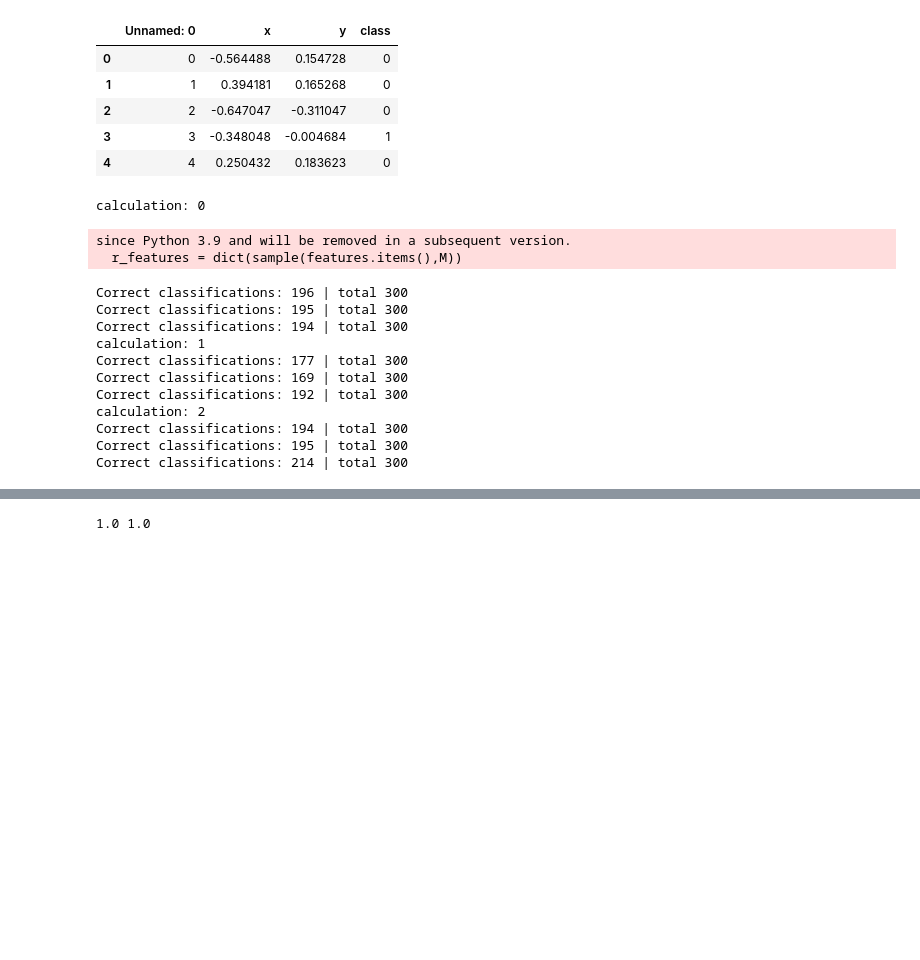
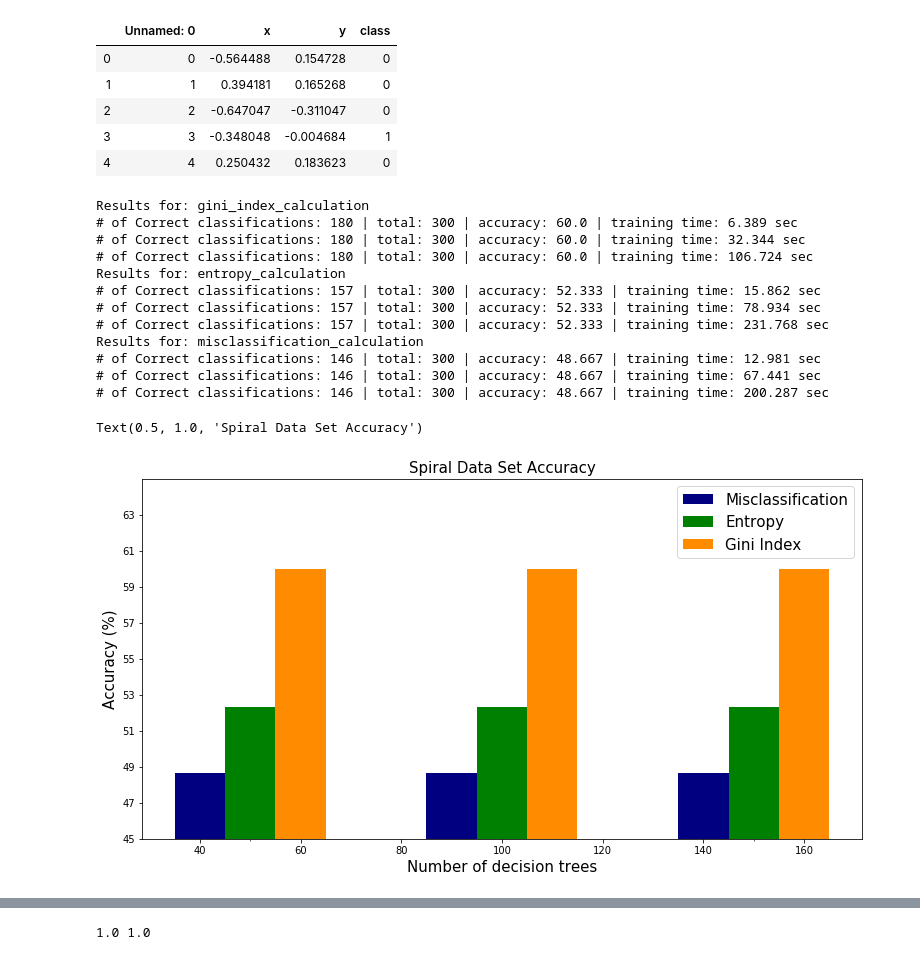
Before and after one commit to A-Howedy/RandomForest-SVM, a Jupyter notebook: RandomForest.ipynb, the cells around one changed output, grey strips where cells are left out. Cells and saved outputs as stored; diff of their text form; code cells hidden in the pictures; blank space fills up the shorter version.

```diff
--- a/RandomForest.ipynb
+++ b/RandomForest.ipynb
@@ -536,35 +613,60 @@ train,test = train_test_split(spirals, test_size=0.3,random_state = 42, shuffle=
 subset_length = ceil(sqrt(len(train)))
 calculation_options = [gini_index_calculation, entropy_calculation, misclassification_calculation]
 # %%
+spirals_predictions, spirals_correct, spirals_acc = [], [], []
 for idx, calculation in enumerate(calculation_options):
-    print(f"calculation: {idx}")
+    p_, c_, a_ = [], [], []
+    print("Results for: %s" % calculation_options[idx].__name__)
     for num_of_trees in tree_nums:
-        trained_trees = random_forest(train, features, subset_length, max_depth, num_of_trees, calculation,2)
+        st_ = time.time()
+        trained_trees = random_forest(train, features, subset_length, max_depth, num_of_trees, calculation,rand_feature_len)
+        et_ = round((time.time() - st_), 3)
         predictions = predict_data_with_trees(test, trained_trees, num_of_trees)
-        i = 0
-        correct = 0
-        total = 0
-        for ind, val in test['class'].items():
-            if predictions[i] == val:
-                correct+=1
-            i+=1
-            total+=1
-        print(f"Correct classifications: {correct} | total {total}")
+        correct, total, accuracy = score(test, predictions)
+        p_.append(predictions)
+        c_.append(correct)
+        a_.append(accuracy)
+        print(f"# of Correct classifications: {correct} | total: {total} | accuracy: {round(accuracy, 3)} | training time: {et_} sec")
+    spirals_acc.append(a_)
+    spirals_correct.append(c_)
+    spirals_predictions.append(p_)
 # %% [output]
-calculation: 0
+Results for: gini_index_calculation
+# of Correct classifications: 180 | total: 300 | accuracy: 60.0 | training time: 6.389 sec
+# of Correct classifications: 180 | total: 300 | accuracy: 60.0 | training time: 32.344 sec
+# of Correct classifications: 180 | total: 300 | accuracy: 60.0 | training time: 106.724 sec
+Results for: entropy_calculation
+# of Correct classifications: 157 | total: 300 | accuracy: 52.333 | training time: 15.862 sec
+# of Correct classifications: 157 | total: 300 | accuracy: 52.333 | training time: 78.934 sec
+# of Correct classifications: 157 | total: 300 | accuracy: 52.333 | training time: 231.768 sec
+Results for: misclassification_calculation
+# of Correct classifications: 146 | total: 300 | accuracy: 48.667 | training time: 12.981 sec
+# of Correct classifications: 146 | total: 300 | accuracy: 48.667 | training time: 67.441 sec
+# of Correct classifications: 146 | total: 300 | accuracy: 48.667 | training time: 200.287 sec
-since Python 3.9 and will be removed in a subsequent version.
-  r_features = dict(sample(features.items(),M))
-Correct classifications: 196 | total 300
-Correct classifications: 195 | total 300
-Correct classifications: 194 | total 300
-calculation: 1
-Correct classifications: 177 | total 300
-Correct classifications: 169 | total 300
-Correct classifications: 192 | total 300
-calculation: 2
-Correct classifications: 194 | total 300
-Correct classifications: 195 | total 300
-Correct classifications: 214 | total 300
+# %%
+num_of_trees = [50,100,150]
+spirals_Gini = np.array(spirals_acc[0])
+spirals_Entropy = np.array(spirals_acc[1])
+spirals_Misclassification = np.array(spirals_acc[2])
+
+fig = plt.figure(figsize=(10,5))
+ax = fig.add_axes([0,0,1,1])
+num_of_trees = np.array(num_of_trees)
+ax.bar(num_of_trees-10, spirals_Misclassification, color = 'navy', width = 10)
+ax.bar(num_of_trees, spirals_Entropy, color='g',width=10)
+ax.bar(num_of_trees+10,spirals_Gini,color='darkorange',width=10)
+ax.set_xticks(num_of_trees, ['10', '50', '100'])
+ax.set_yticks(np.arange(45,65, 2))
+ax.set_ylabel("Accuracy (%)", fontsize = 15)
+ax.set_xlabel("Number of decision trees", fontsize = 15)
+ax.legend(['Misclassification','Entropy','Gini Index'], fontsize = 15)
+plt.ylim([45,65])
+plt.title("Spiral Data Set Accuracy", fontsize = 15)
+
+#plt.savefig('out/spirals.jpg')
+# %% [output]
+Text(0.5, 1.0, 'Spiral Data Set Accuracy')
+[figure, added]
 # %%
 #MNIST TIME
 mnist_digit = load_digits()
```
Also changed, not shown: parts of 21 cells of this notebook, 2 other files.
